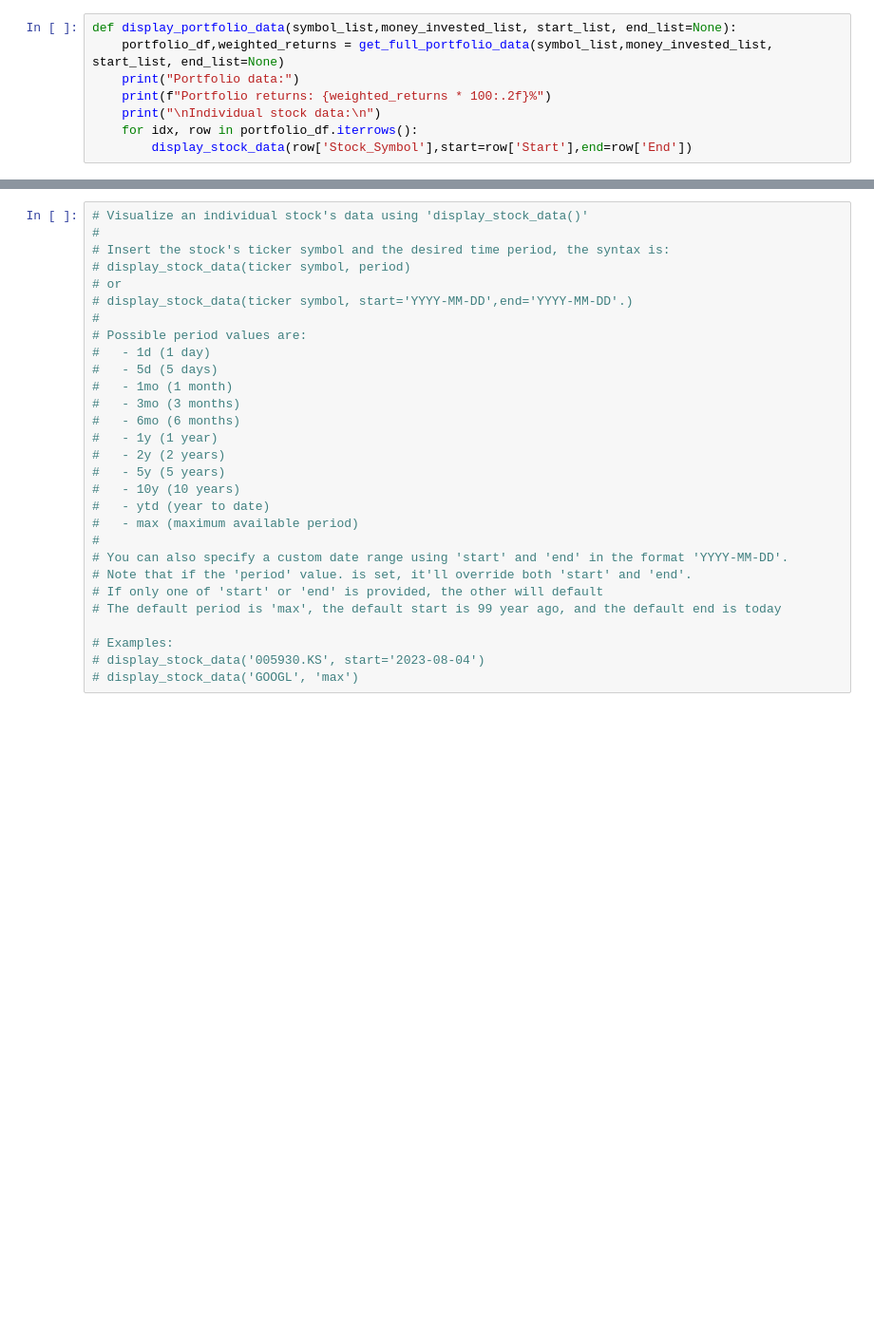
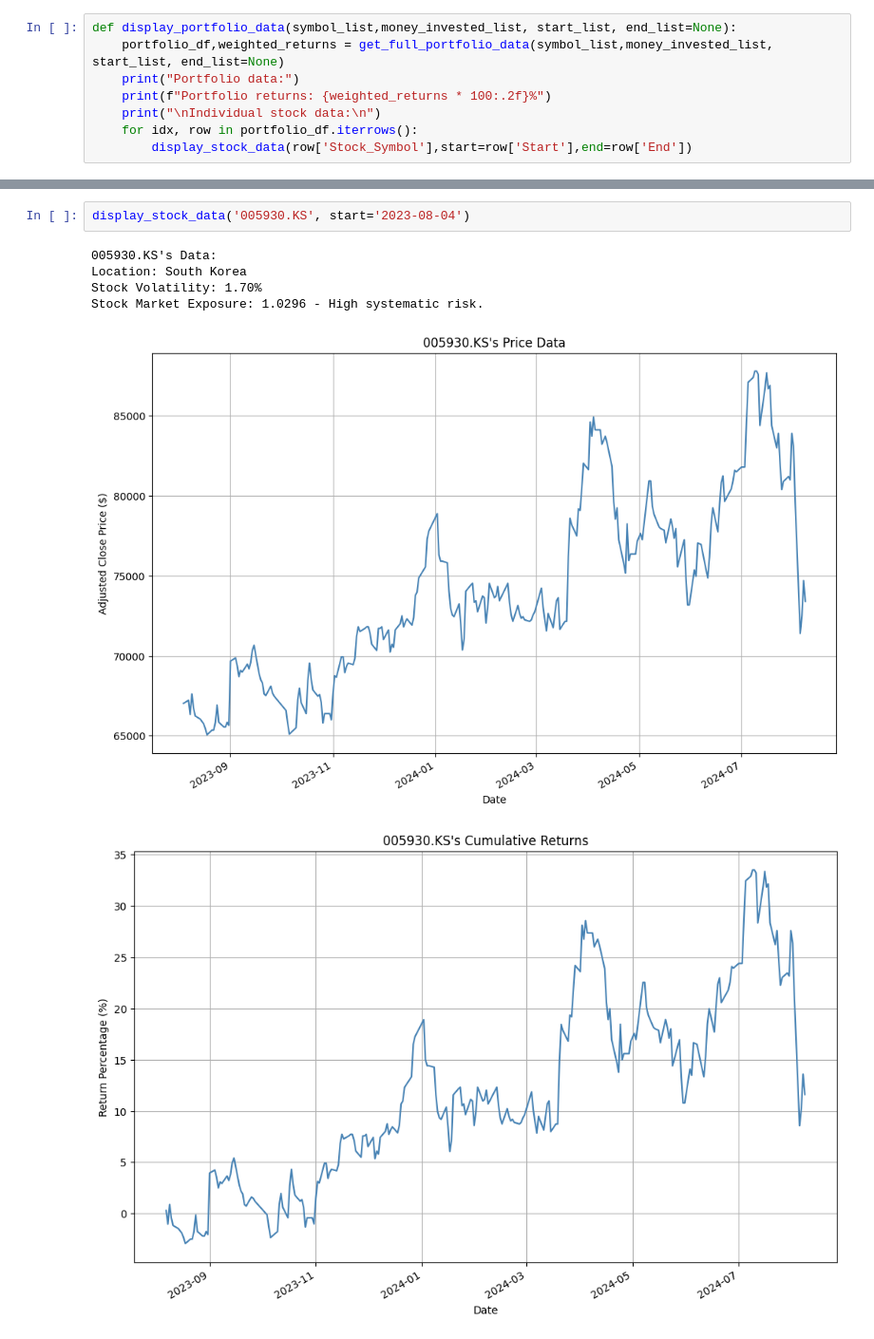
Before and after one commit to GabrielaRBLemos/Historical_Stock_Revenue_Analysis, a Jupyter notebook: Historical_Stock_Revenue_Analysis.ipynb, the cells around one changed output, grey strips where cells are left out. Shown at 95% size. Drawn from its saved outputs; the diff is of its cells as text; blank space fills up the shorter version.

```diff
--- a/Historical_Stock_Revenue_Analysis.ipynb
+++ b/Historical_Stock_Revenue_Analysis.ipynb
@@ -233,31 +242,11 @@ Stock Market Exposure: 1.2009 - High systematic risk.
 [figure]
 ... (3 outputs left out)
-# %%
-# Visualize an individual stock's data using 'display_stock_data()'
-#
-# Insert the stock's ticker symbol and the desired time period, the syntax is:
-# display_stock_data(ticker symbol, period)
-# or
-# display_stock_data(ticker symbol, start='YYYY-MM-DD',end='YYYY-MM-DD'.)
-#
-# Possible period values are:
-#   - 1d (1 day)
-#   - 5d (5 days)
-#   - 1mo (1 month)
-#   - 3mo (3 months)
-#   - 6mo (6 months)
-#   - 1y (1 year)
-#   - 2y (2 years)
-#   - 5y (5 years)
-#   - 10y (10 years)
-#   - ytd (year to date)
-#   - max (maximum available period)
-#
-# You can also specify a custom date range using 'start' and 'end' in the format 'YYYY-MM-DD'.
-# Note that if the 'period' value. is set, it'll override both 'start' and 'end'.
-# If only one of 'start' or 'end' is provided, the other will default
-# The default period is 'max', the default start is 99 year ago, and the default end is today
-
-# Examples:
-# display_stock_data('005930.KS', start='2023-08-04')
-# display_stock_data('GOOGL', 'max')
+# %%
+display_stock_data('005930.KS', start='2023-08-04')
+# %% [output]
+005930.KS's Data:
+Location: South Korea
+Stock Volatility: 1.70%
+Stock Market Exposure: 1.0296 - High systematic risk.
+[figure, added]
+[figure, added]
```
Also changed, not shown: parts of 5 cells of this notebook.
